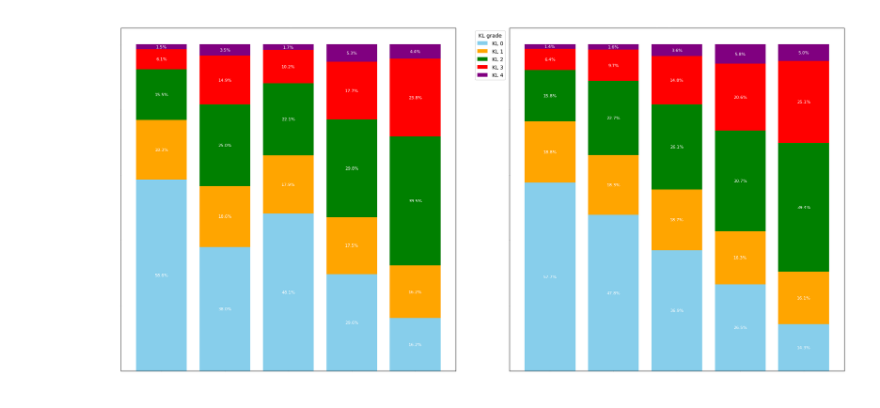
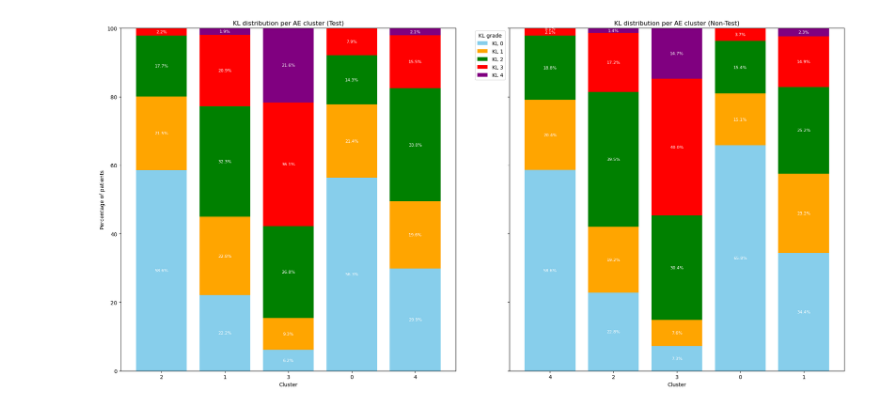
Before and after one commit to ulascanzorer/adlm-knee-osteoarthritis, a Jupyter notebook: inference/plots.ipynb, the cells around one changed output. Cells and saved outputs as stored; diff of their text form; code cells hidden in the pictures.

```diff
--- a/inference/plots.ipynb
+++ b/inference/plots.ipynb
@@ -4,6 +4,8 @@ import matplotlib.pyplot as plt
 import numpy as np
 cluster_data = pd.read_csv('../results/autoencoder/csv/cluster_stats_left.csv')
 cluster_pain_data = pd.read_csv('../results/autoencoder_pain/csv/cluster_stats_left.csv')
+tabular_input_data_test= pd.read_csv('../results/tabular_input_ae/test/csv/cluster_stats_left.csv')
+tabular_input_data_non_test= pd.read_csv('../results/tabular_input_ae/non_test/csv/cluster_stats_left.csv')
 kl_data = pd.read_csv('../csv/kl_clusters_left.csv')
 # %%
 plt.rcdefaults()
@@ -311,24 +280,27 @@ cluster_pain_data.head()
 # %%
 # Stacked bar chart of KL grade distribution per cluster
-cluster_data.columns = cluster_data.columns.str.strip()
-cluster_pain_data.columns = cluster_pain_data.columns.str.strip()
+
 kl_cols = ["KL_LEFT_0_PCT", "KL_LEFT_1_PCT", "KL_LEFT_2_PCT", "KL_LEFT_3_PCT", "KL_LEFT_4_PCT"]
 labels = ["KL 0", "KL 1", "KL 2", "KL 3", "KL 4"]
-cluster_order = [4, 1, 2, 0, 3]  # keep same order as earlier
+# cluster_order = [4, 1, 2, 0, 3]  # keep same order as earlier
+cluster_order = [4, 2, 3, 0, 1]
+cluster_order_test=[2,1,3,0,4]
+
 colors_kl = ['skyblue', 'orange', 'green', 'red', 'purple']
 
 
 fig, axes = plt.subplots(1, 2, figsize=(20, 10), sharey=True)
-fig.patch.set_alpha(0)      # transparent figure background
+# fig.patch.set_alpha(0)      # transparent figure background
 
 
-plt.rcParams['axes.labelcolor'] = 'white'
-plt.rcParams['xtick.color'] = 'white'
-plt.rcParams['ytick.color'] = 'white'
-plt.rcParams['axes.titlecolor'] = 'white'
+# plt.rcParams['axes.labelcolor'] = 'white'
+# plt.rcParams['xtick.color'] = 'white'
+# plt.rcParams['ytick.color'] = 'white'
+# plt.rcParams['axes.titlecolor'] = 'white'
 
-# ---------- AE clusters ----------
-cd_sorted = cluster_data.set_index("cluster").loc[cluster_order].reset_index()
+# ---------- first clusters ----------
+cd_sorted = tabular_input_data_test.set_index("cluster").loc[cluster_order_test].reset_index()
+
 x = np.arange(len(cluster_order))
 bottom = np.zeros(len(cluster_order))
 
@@ -349,40 +321,40 @@ for col, label, c in zip(kl_cols, labels, colors_kl):
             )
     bottom += vals
 
-axes[0].set_title("KL distribution per AE cluster")
+axes[0].set_title("KL distribution per AE cluster (Test)")
 axes[0].set_xlabel("Cluster")
 axes[0].set_xticks(x)
-axes[0].set_xticklabels(cluster_order)
+axes[0].set_xticklabels(cluster_order_test)
 axes[0].set_ylabel("Percentage of patients")
 axes[0].legend(title="KL grade", bbox_to_anchor=(1.05, 1), loc="upper left")
 
-# ---------- Pain-encoded clusters ----------
-cp_sorted = cluster_pain_data.set_index("cluster").loc[cluster_order].reset_index()
+# ---------- second clusters ----------
+cp_sorted = tabular_input_data_non_test.set_index("cluster").loc[cluster_order].reset_index()
 x2 = np.arange(len(cluster_order))
 bottom = np.zeros(len(cluster_order))
 
 for col, label, c in zip(kl_cols, labels, colors_kl):
     vals = cp_sorted[col].values * 100
     bars = axes[1].bar(x2, vals, bottom=bottom, label=label, color=c)
     for bar, v, b in zip(bars, vals, bottom):
         if v > 0:
             axes[1].text(
                 bar.get_x() + bar.get_width() / 2,
                 b + v / 2,
                 f"{v:.1f}%",
                 ha="center",
                 va="center",
                 fontsize=8,
                 color="white"
             )
     bottom += vals
 
-axes[1].set_title("KL distribution per pain-encoded AE cluster")
+axes[1].set_title("KL distribution per AE cluster (Non-Test)")
 axes[1].set_xlabel("Cluster")
 axes[1].set_xticks(x2)
 axes[1].set_xticklabels(cluster_order)
 
 plt.tight_layout()
 plt.show()
 # %% [output]
-[figure, old version]
+[figure, new version]
```
Also changed, not shown: parts of 4 cells of this notebook, 7 other files.
